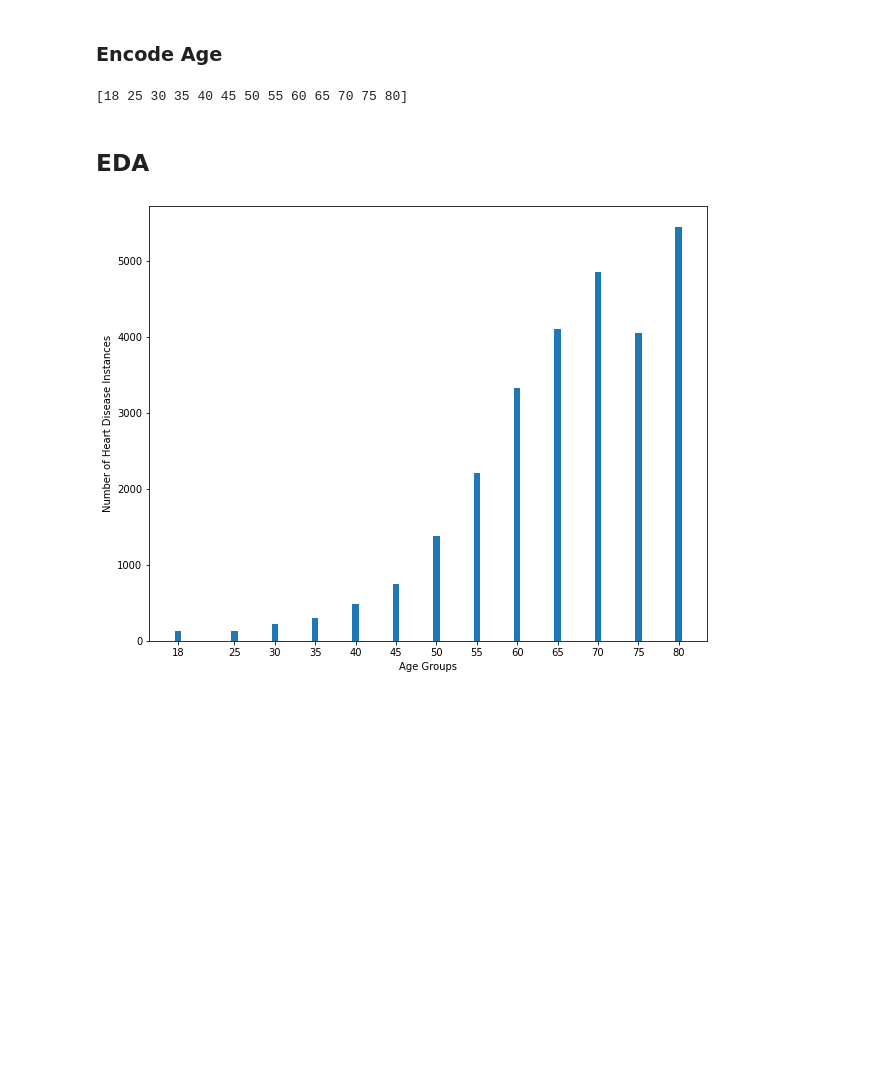
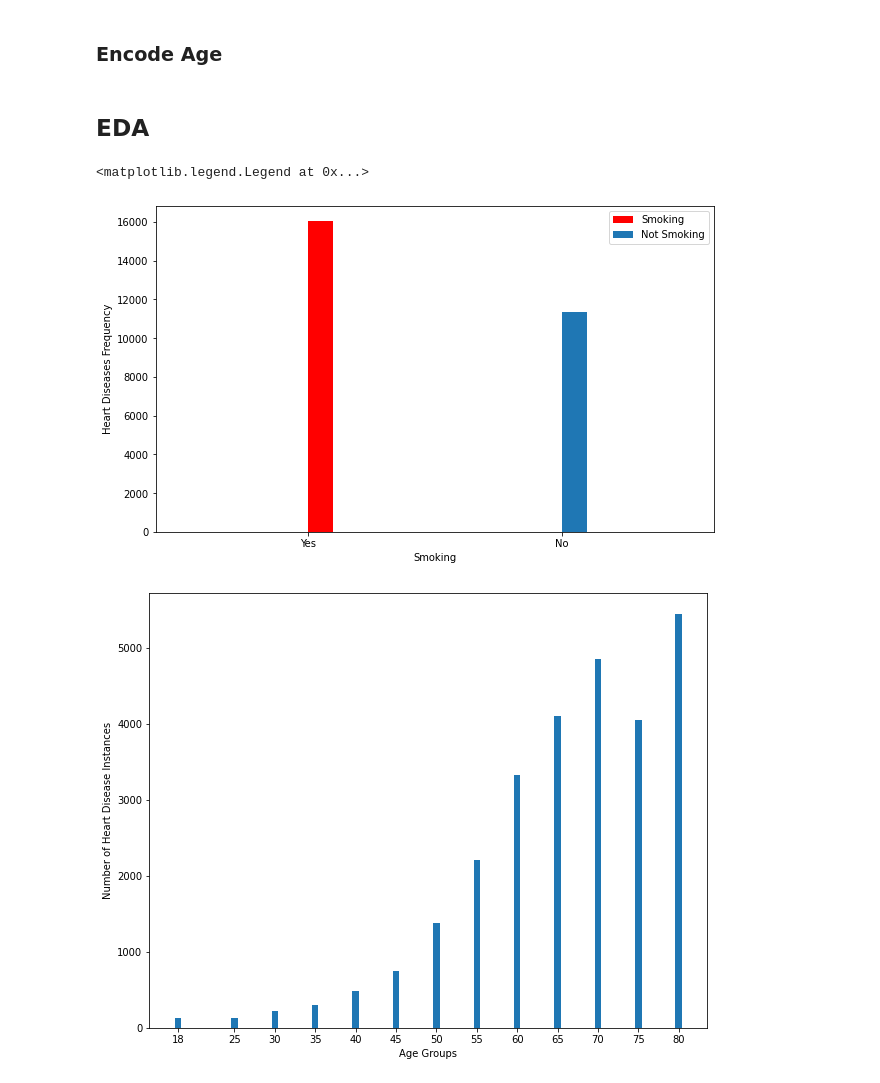
Before and after one commit to COGS118A/Group050-Sp22, a Jupyter notebook: Checkpoint_group050.ipynb, the cells around one changed output. Drawn from its saved outputs; the diff is of its cells as text; code cells hidden in the pictures; blank space fills up the shorter version.

Commit message:
added smoking vs not smoking and heart diseases frequency visualization

```diff
--- a/Checkpoint_group050.ipynb
+++ b/Checkpoint_group050.ipynb
@@ -87,12 +87,22 @@ def encode_age(age):
 
 df.rename(columns={'AgeCategory':'Age'}, inplace=True)
 df['Age'] = df['Age'].apply(encode_age)
-# %%
-print(np.sort(df['Age'].unique()))
-# %% [output]
-[18 25 30 35 40 45 50 55 60 65 70 75 80]
 # %% [markdown]
 ## EDA
+# %%
+fig, ax = plt.subplots(figsize = (10,6))
+
+smoking_heart_diseases = df[(df['HeartDisease']=='Yes') & (df['Smoking']=='Yes')]['Smoking']
+not_smoking_heart_diseases = df[(df['HeartDisease']=='Yes') & (df['Smoking']=='No')]['Smoking']
+
+ax.hist(smoking_heart_diseases, color='r', label='Smoking')
+ax.hist(not_smoking_heart_diseases, label='Not Smoking')
+ax.set_xlabel("Smoking")
+ax.set_ylabel("Heart Diseases Frequency")
+plt.legend()
+# %% [output]
+<matplotlib.legend.Legend at 0x...>
+[figure, added]
 # %%
 # visualize the trend of heart disease vs age
 arr = np.array(df[df["HeartDisease"]=='Yes']["Age"])
```
